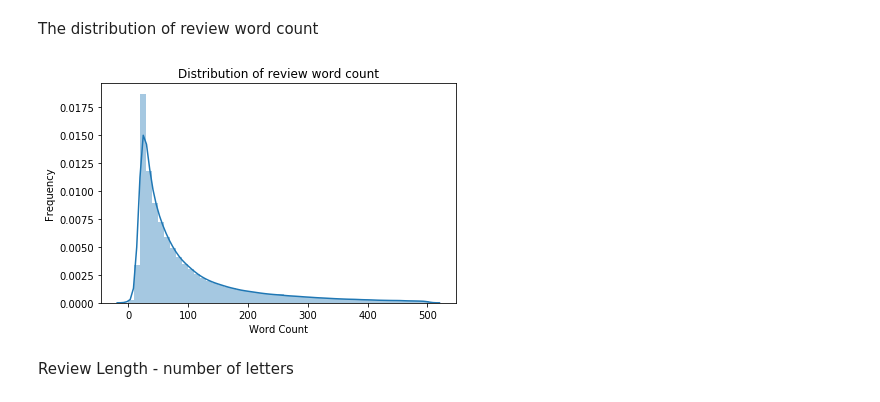
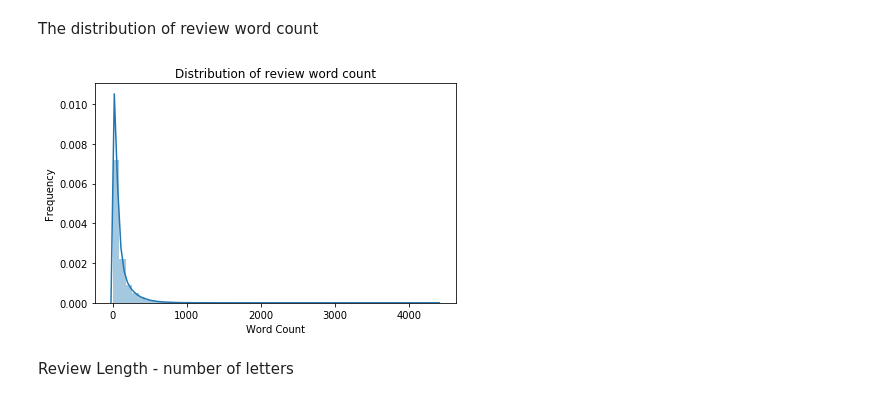
Before and after one commit to DiogoP98/SentimentAnalysis, a Jupyter notebook: EDA/EDA_Alex.ipynb, the cells around one changed output. Cells and saved outputs as stored; diff of their text form; code cells hidden in the pictures.

```diff
--- a/EDA/EDA_Alex.ipynb
+++ b/EDA/EDA_Alex.ipynb
@@ -27,9 +28,11 @@ Bad val 'GTKAgg' on line #32
 Load Data
 # %%
 from sklearn.feature_extraction.text import CountVectorizer
-df = pd.read_csv("../cleaned_again_2.csv",keep_default_na=False)
+df = pd.read_csv("../cleaned_again_2.csv")#,keep_default_na=False)
+#print(df.shape)
 df = df[~df['reviewText'].str.contains("\.jpg|\.png|\.jpeg|\.tiff|\.gif|\.bmp|\.heif", regex=True, na=False)]
-#df = df.dropna()
+df = df.dropna()
+#print(df.shape)
 #df[df.reviewText.str.contains(r'\b(\w*the\w*)\b', regex=True)].reviewText
 # pprint(df.reviewText[9])
 # df.reviewText[9].find("the")
@@ -50,17 +69,17 @@ NameError: name 'df' is not defined
 # %% [markdown]
 The distribution of review word count
 # %%
-remove_outliers = df[np.abs(df.reviewLength-df.reviewLength.mean())<=(3*df.reviewLength.std())]
+#remove_outliers = df[np.abs(df.reviewLength-df.reviewLength.mean())<=(3*df.reviewLength.std())]
 #keep only the ones that are within +3 to -3 standard deviations in the column 'reviewLength'
 
-ax = sns.distplot(remove_outliers.reviewLength)
-#ax = sns.distplot(df.reviewLength)
+#ax = sns.distplot(remove_outliers.reviewLength)
+ax = sns.distplot(df.reviewLength)
 ax.set(ylabel='Frequency', title="Distribution of review word count", xlabel="Word Count")
 # Mention the removal of outliers due to long review lengths
 ax.get_figure().tight_layout()
-ax.get_figure().savefig("distribution_of_review_lengths.png")
+ax.get_figure().savefig("distribution_of_word_count.png")
 # %% [output]
-[figure, old version]
+[figure, new version]
 # %% [markdown]
 Review Length - number of letters
 # %%
```
Also changed, not shown: parts of 12 cells of this notebook, 14 other files.
